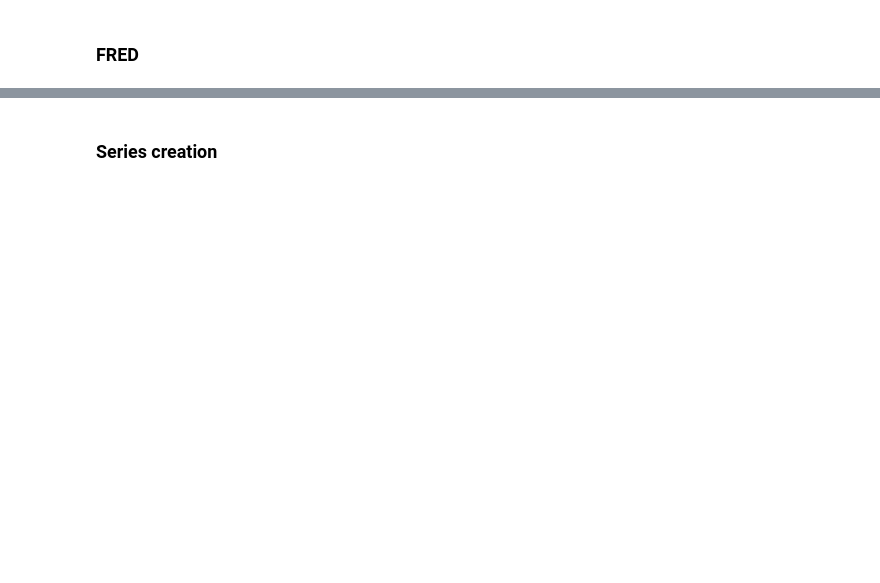
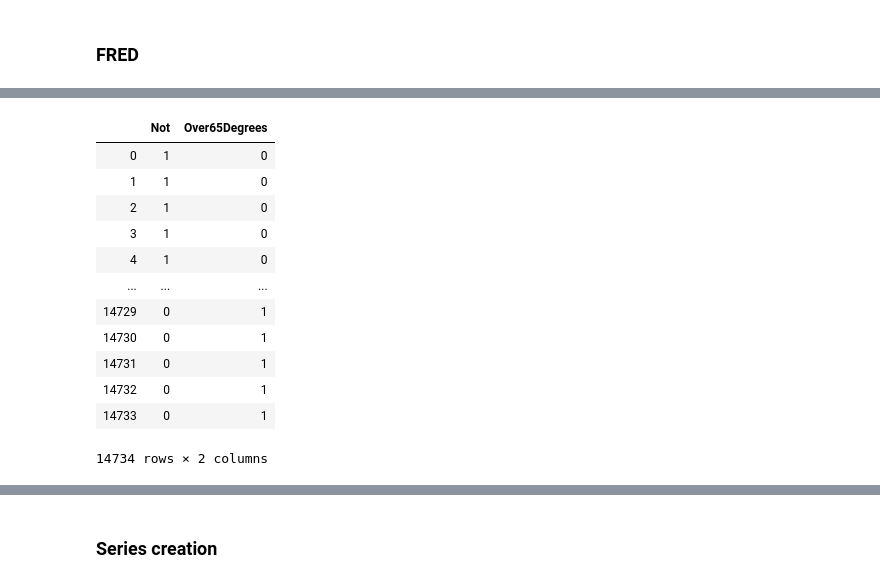
Before and after one commit to NolanSmithSolutions/Course, a Jupyter notebook: Statistical_Modeling/Data_Cleaning.ipynb, the cells around one changed output, grey strips where cells are left out. Cells and saved outputs as stored; diff of their text form; code cells hidden in the pictures; blank space fills up the shorter version.

```diff
--- a/Statistical_Modeling/Data_Cleaning.ipynb
+++ b/Statistical_Modeling/Data_Cleaning.ipynb
@@ -524,0 +537,19 @@ yahoo_data
+# %%
+# Here we will create a dummy variable for temperatures over 65 degres.  Notice that it splits the data
+# into two different columns (using the values in the "high_temp" variable).
+# We only need one of the columns.
+pd.get_dummies(yahoo_data.high_temp)
+# %% [output]
+|  | Not | Over65Degrees |
+| 0 | 1 | 0 |
+| 1 | 1 | 0 |
+| 2 | 1 | 0 |
+| 3 | 1 | 0 |
+| 4 | 1 | 0 |
+| ... | ... | ... |
+| 14729 | 0 | 1 |
+| 14730 | 0 | 1 |
+| 14731 | 0 | 1 |
+| 14732 | 0 | 1 |
+| 14733 | 0 | 1 |
+14734 rows × 2 columns
```
Also changed, not shown: parts of 16 cells of this notebook, 11 other files.
